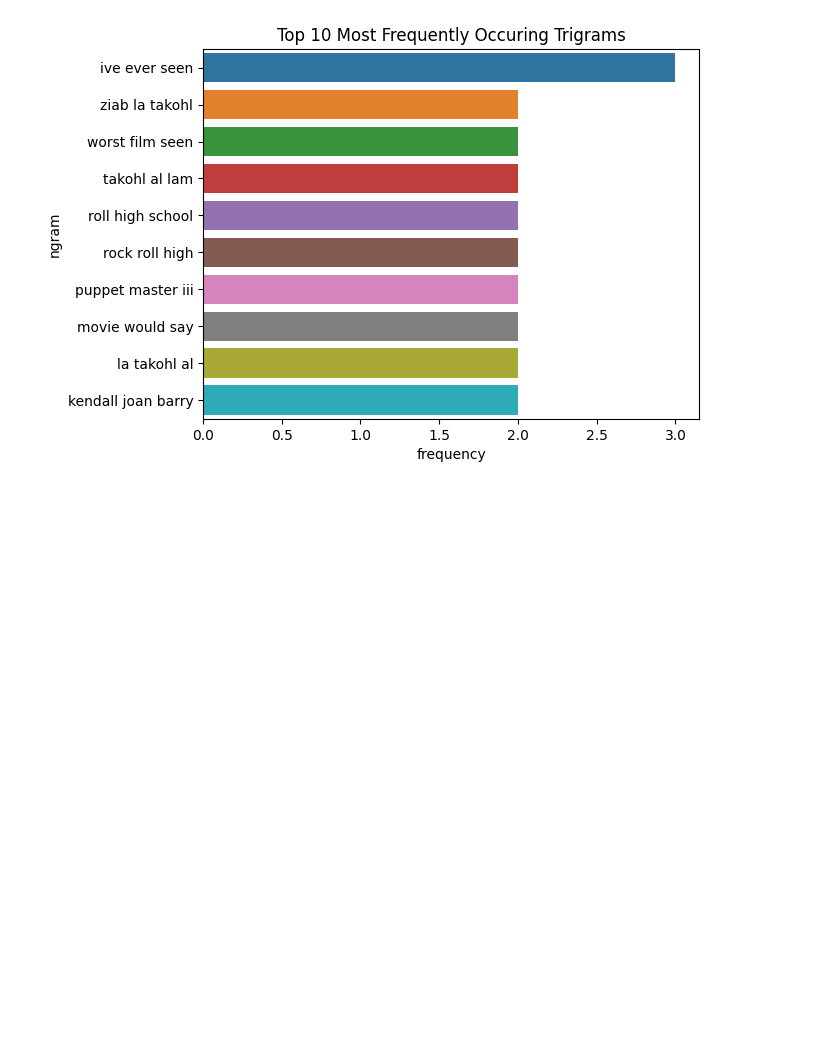
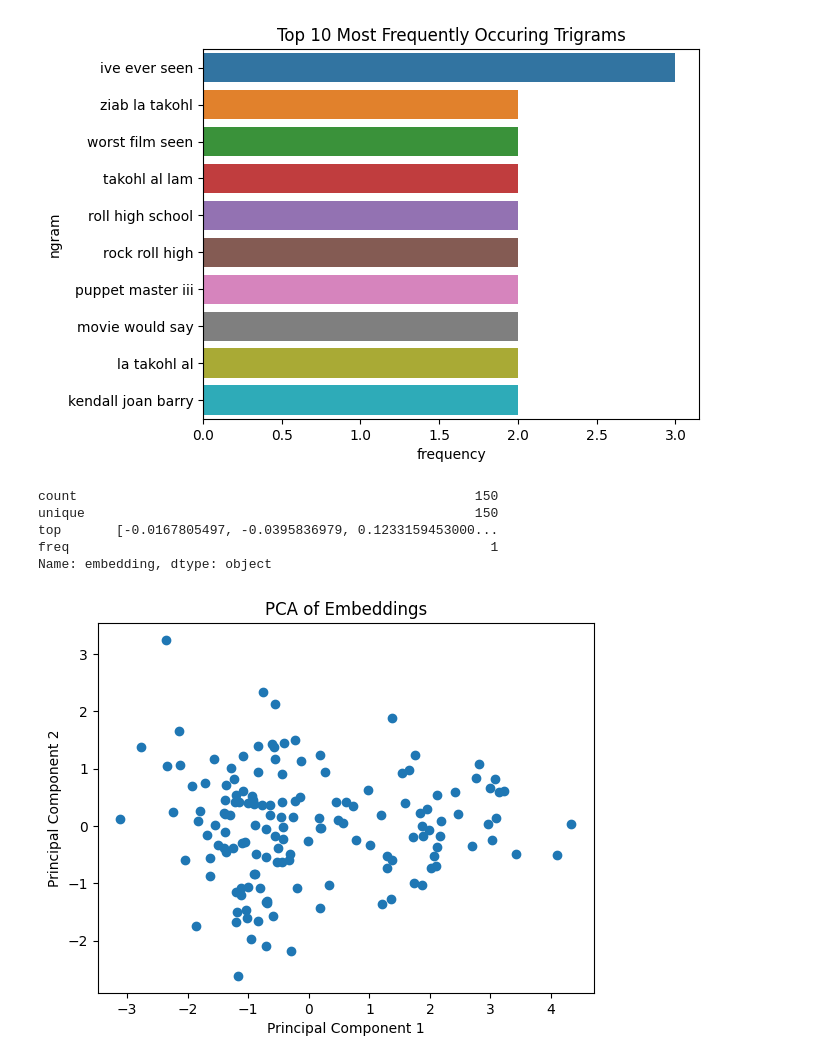
Before and after one commit to eslami200117/Data-Science, a Jupyter notebook: CA7/template.ipynb, the cells around one changed output. Saved outputs shown, nothing was run; the diff lists cells and outputs as text; code cells hidden in the pictures; blank space fills up the shorter version.

```diff
--- a/CA7/template.ipynb
+++ b/CA7/template.ipynb
@@ -296,3 +305,25 @@ plt.title('Top 10 Most Frequently Occuring Trigrams')
 plt.show()
 # %% [output]
 [figure]
+# %%
+print(imdb_data['embedding'].describe())
+# %% [output]
+count                                                   150
+unique                                                  150
+top       [-0.0167805497, -0.0395836979, 0.1233159453000...
+freq                                                      1
+Name: embedding, dtype: object
+# %%
+embeddings = np.vstack(imdb_data['embedding'].to_numpy())
+# %%
+pca = PCA(n_components=2)
+embeddings_pca = pca.fit_transform(embeddings)
+
+# Plot the reduced embeddings
+plt.scatter(embeddings_pca[:, 0], embeddings_pca[:, 1])
+plt.title('PCA of Embeddings')
+plt.xlabel('Principal Component 1')
+plt.ylabel('Principal Component 2')
+plt.show()
+# %% [output]
+[figure, added]
```
Also changed, not shown: parts of 13 cells of this notebook.
